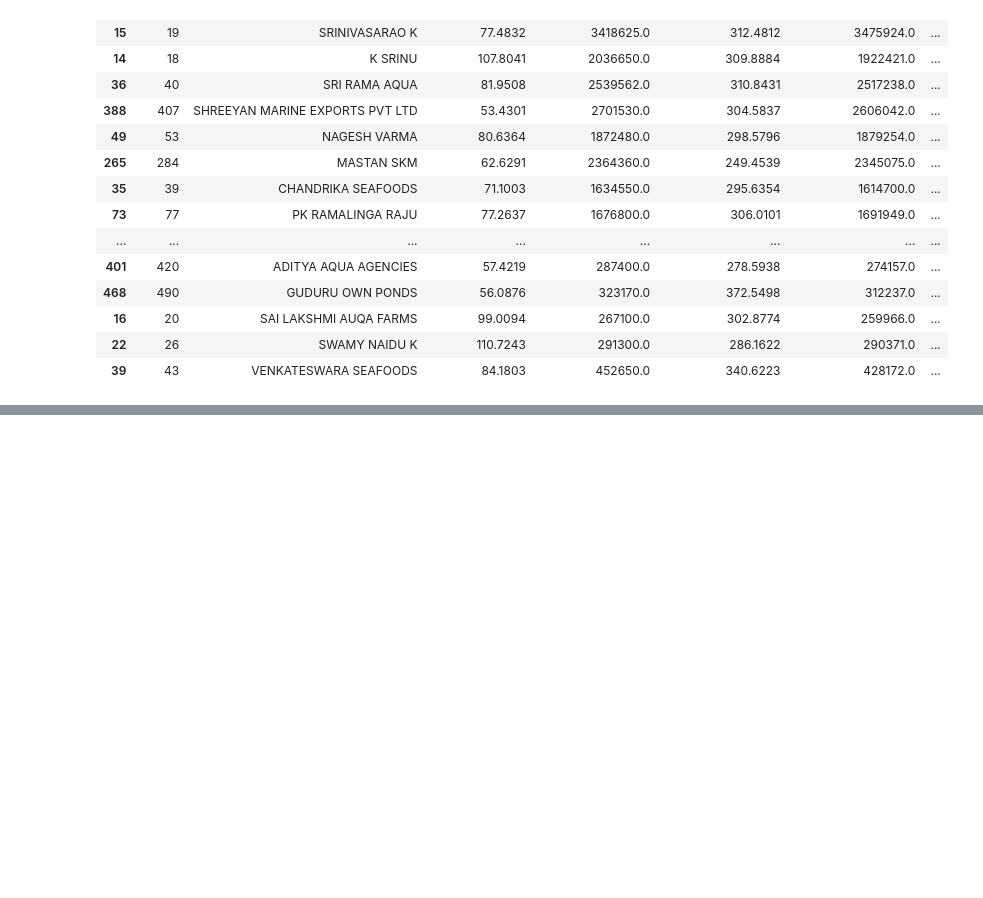
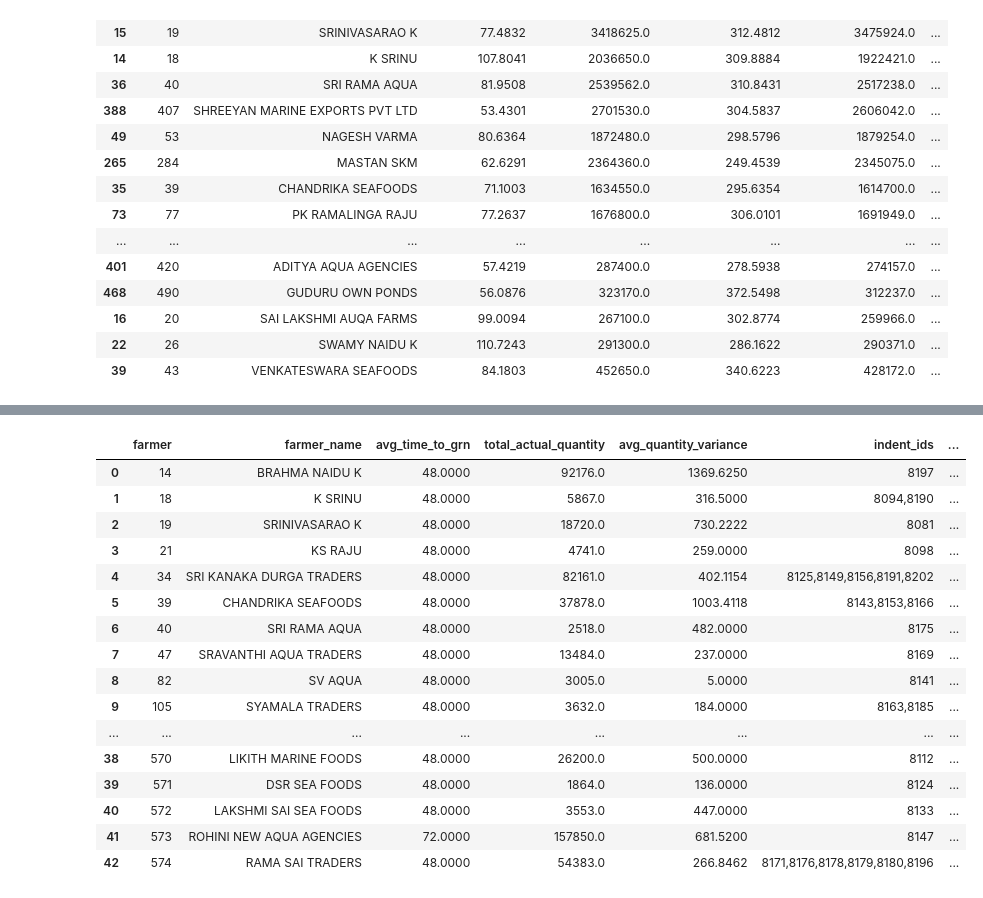
Before and after one commit to ideaboxai/ideaboxai-vertical-ml-service, a Jupyter notebook: notebooks/farmer_performance_ranking/farmer_ranking.ipynb, the cells around one changed output, grey strips where cells are left out. Saved outputs shown, nothing was run; the diff lists cells and outputs as text; code cells hidden in the pictures; blank space fills up the shorter version.

Commit message:
fix: Farmer performance ranking using specific features

```diff
--- a/notebooks/farmer_performance_ranking/farmer_ranking.ipynb
+++ b/notebooks/farmer_performance_ranking/farmer_ranking.ipynb
@@ -501,0 +618,20 @@ final_results.to_excel("farmer_performance_ranking.xlsx", index=False)
+# %%
+modified_rank_df.head(50)
+# %% [output]
+|  | farmer | farmer_name | avg_time_to_grn | total_actual_quantity | avg_quantity_variance | indent_ids | ... |
+| 0 | 14 | BRAHMA NAIDU K | 48.0000 | 92176.0 | 1369.6250 | 8197 | ... |
+| 1 | 18 | K SRINU | 48.0000 | 5867.0 | 316.5000 | 8094,8190 | ... |
+| 2 | 19 | SRINIVASARAO K | 48.0000 | 18720.0 | 730.2222 | 8081 | ... |
+| 3 | 21 | KS RAJU | 48.0000 | 4741.0 | 259.0000 | 8098 | ... |
+| 4 | 34 | SRI KANAKA DURGA TRADERS | 48.0000 | 82161.0 | 402.1154 | 8125,8149,8156,8191,8202 | ... |
+| 5 | 39 | CHANDRIKA SEAFOODS | 48.0000 | 37878.0 | 1003.4118 | 8143,8153,8166 | ... |
+| 6 | 40 | SRI RAMA AQUA | 48.0000 | 2518.0 | 482.0000 | 8175 | ... |
+| 7 | 47 | SRAVANTHI AQUA TRADERS | 48.0000 | 13484.0 | 237.0000 | 8169 | ... |
+| 8 | 82 | SV AQUA | 48.0000 | 3005.0 | 5.0000 | 8141 | ... |
+| 9 | 105 | SYAMALA TRADERS | 48.0000 | 3632.0 | 184.0000 | 8163,8185 | ... |
+| ... | ... | ... | ... | ... | ... | ... | ... |
+| 38 | 570 | LIKITH MARINE FOODS | 48.0000 | 26200.0 | 500.0000 | 8112 | ... |
+| 39 | 571 | DSR SEA FOODS | 48.0000 | 1864.0 | 136.0000 | 8124 | ... |
+| 40 | 572 | LAKSHMI SAI SEA FOODS | 48.0000 | 3553.0 | 447.0000 | 8133 | ... |
+| 41 | 573 | ROHINI NEW AQUA AGENCIES | 72.0000 | 157850.0 | 681.5200 | 8147 | ... |
+| 42 | 574 | RAMA SAI TRADERS | 48.0000 | 54383.0 | 266.8462 | 8171,8176,8178,8179,8180,8196 | ... |
```
Also changed, not shown: parts of 6 cells of this notebook.
